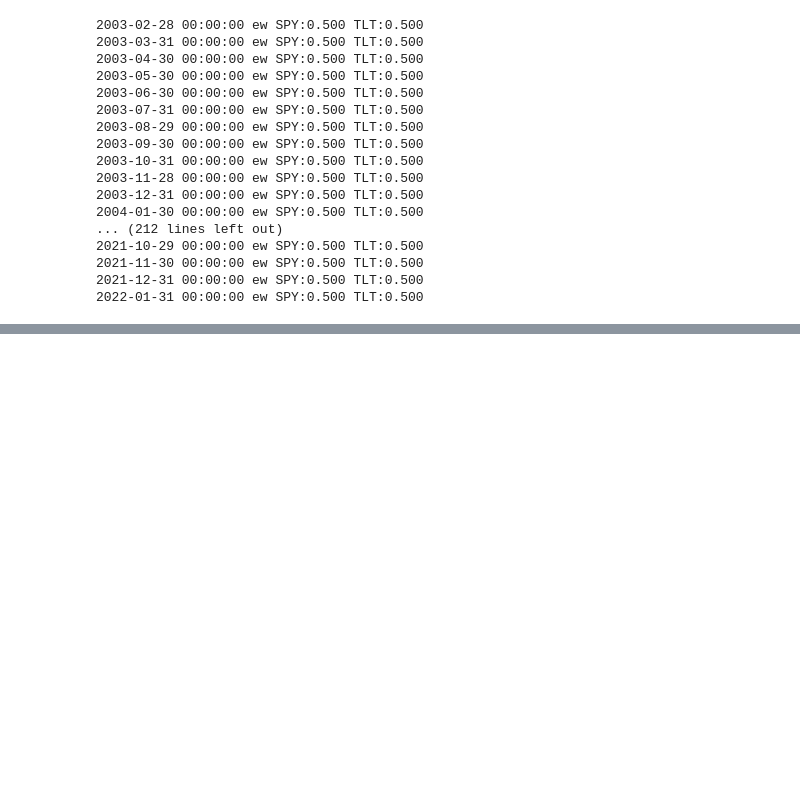
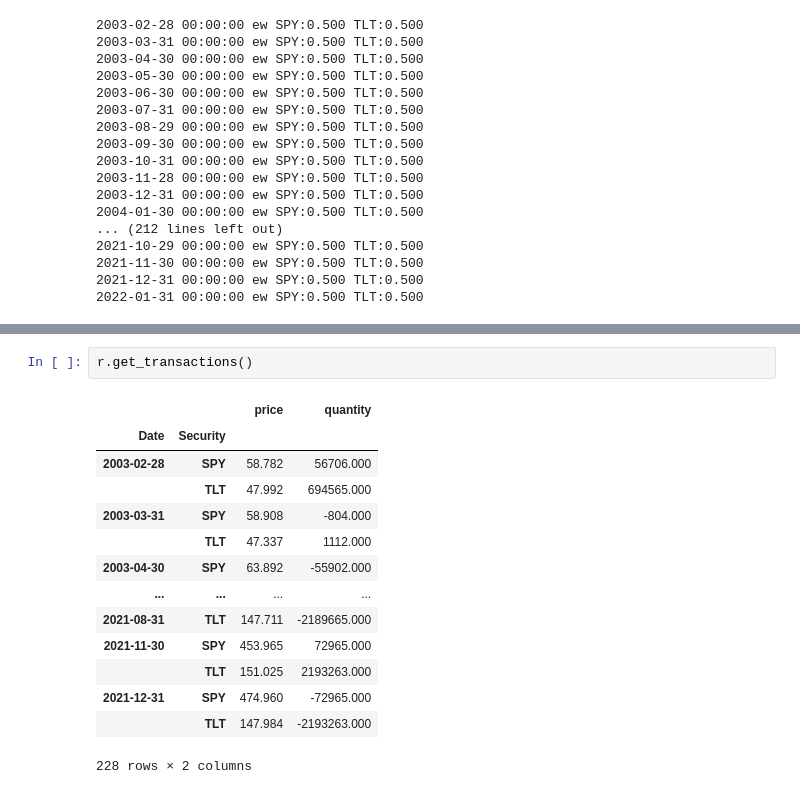
Before and after one commit to hermian/startetf, a Jupyter notebook: 2.39_앙상블미국_책재현_children.ipynb, the cells around one changed output, grey strips where cells are left out. Saved outputs shown, nothing was run; the diff lists cells and outputs as text; blank space fills up the shorter version.

```diff
--- a/2.39_앙상블미국_책재현_children.ipynb
+++ b/2.39_앙상블미국_책재현_children.ipynb
@@ -303,0 +307,17 @@ ensemble -22.460
+# %%
+r.get_transactions()
+# %% [output]
+|  |  | price | quantity |
+| Date | Security |  |  |
+| 2003-02-28 | SPY | 58.782 | 56706.000 |
+|  | TLT | 47.992 | 694565.000 |
+| 2003-03-31 | SPY | 58.908 | -804.000 |
+|  | TLT | 47.337 | 1112.000 |
+| 2003-04-30 | SPY | 63.892 | -55902.000 |
+| ... | ... | ... | ... |
+| 2021-08-31 | TLT | 147.711 | -2189665.000 |
+| 2021-11-30 | SPY | 453.965 | 72965.000 |
+|  | TLT | 151.025 | 2193263.000 |
+| 2021-12-31 | SPY | 474.960 | -72965.000 |
+|  | TLT | 147.984 | -2193263.000 |
+228 rows × 2 columns
```
Also changed, not shown: parts of 11 cells of this notebook, 1 other file.
